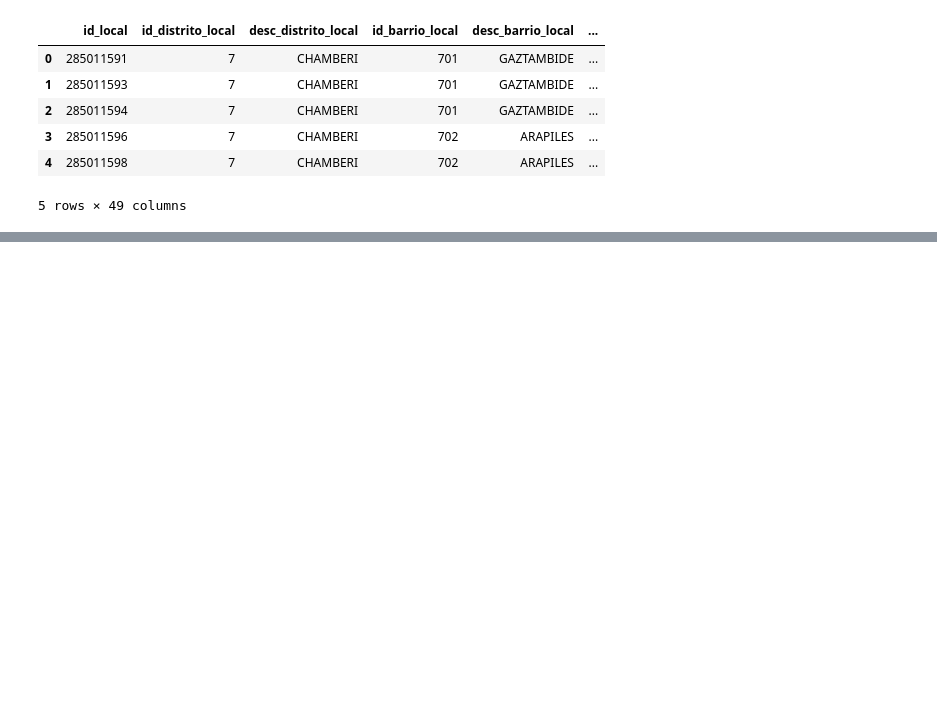
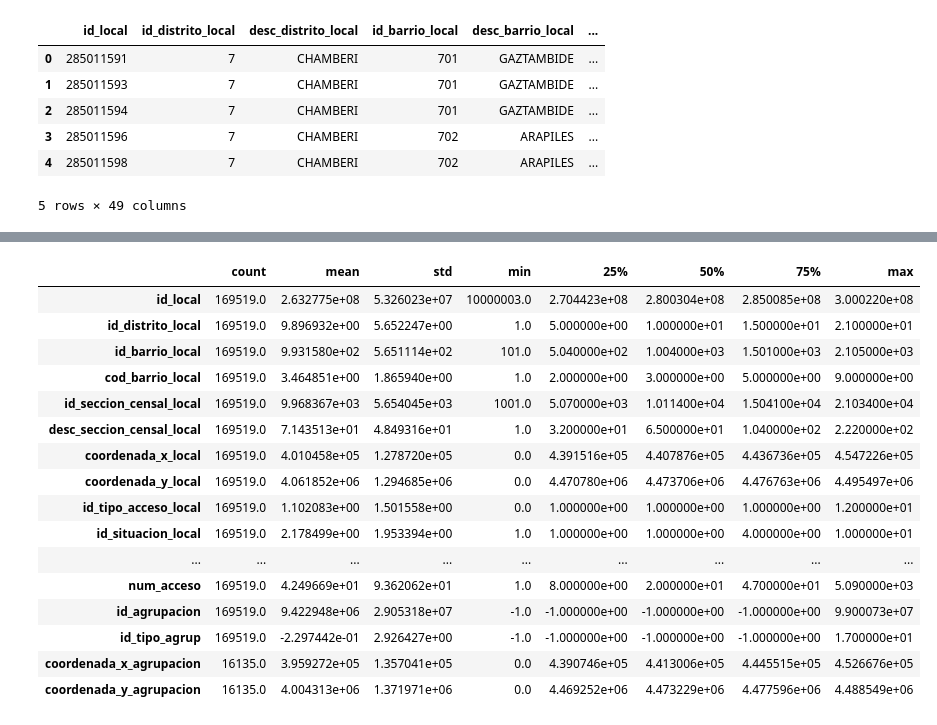
Before and after one commit to ClaraGallardo/ETL_project, a Jupyter notebook: notebook/censo2.ipynb, the cells around one changed output, grey strips where cells are left out. Cells and saved outputs as stored; diff of their text form; code cells hidden in the pictures; blank space fills up the shorter version.

```diff
--- a/notebook/censo2.ipynb
+++ b/notebook/censo2.ipynb
@@ -26,0 +52,20 @@ data.head()
+# %%
+data.describe().T
+# %% [output]
+|  | count | mean | std | min | 25% | 50% | 75% | max |
+| id_local | 169519.0 | 2.632775e+08 | 5.326023e+07 | 10000003.0 | 2.704423e+08 | 2.800304e+08 | 2.850085e+08 | 3.000220e+08 |
+| id_distrito_local | 169519.0 | 9.896932e+00 | 5.652247e+00 | 1.0 | 5.000000e+00 | 1.000000e+01 | 1.500000e+01 | 2.100000e+01 |
+| id_barrio_local | 169519.0 | 9.931580e+02 | 5.651114e+02 | 101.0 | 5.040000e+02 | 1.004000e+03 | 1.501000e+03 | 2.105000e+03 |
+| cod_barrio_local | 169519.0 | 3.464851e+00 | 1.865940e+00 | 1.0 | 2.000000e+00 | 3.000000e+00 | 5.000000e+00 | 9.000000e+00 |
+| id_seccion_censal_local | 169519.0 | 9.968367e+03 | 5.654045e+03 | 1001.0 | 5.070000e+03 | 1.011400e+04 | 1.504100e+04 | 2.103400e+04 |
+| desc_seccion_censal_local | 169519.0 | 7.143513e+01 | 4.849316e+01 | 1.0 | 3.200000e+01 | 6.500000e+01 | 1.040000e+02 | 2.220000e+02 |
+| coordenada_x_local | 169519.0 | 4.010458e+05 | 1.278720e+05 | 0.0 | 4.391516e+05 | 4.407876e+05 | 4.436736e+05 | 4.547226e+05 |
+| coordenada_y_local | 169519.0 | 4.061852e+06 | 1.294685e+06 | 0.0 | 4.470780e+06 | 4.473706e+06 | 4.476763e+06 | 4.495497e+06 |
+| id_tipo_acceso_local | 169519.0 | 1.102083e+00 | 1.501558e+00 | 0.0 | 1.000000e+00 | 1.000000e+00 | 1.000000e+00 | 1.200000e+01 |
+| id_situacion_local | 169519.0 | 2.178499e+00 | 1.953394e+00 | 1.0 | 1.000000e+00 | 1.000000e+00 | 4.000000e+00 | 1.000000e+01 |
+| ... | ... | ... | ... | ... | ... | ... | ... | ... |
+| num_acceso | 169519.0 | 4.249669e+01 | 9.362062e+01 | 1.0 | 8.000000e+00 | 2.000000e+01 | 4.700000e+01 | 5.090000e+03 |
+| id_agrupacion | 169519.0 | 9.422948e+06 | 2.905318e+07 | -1.0 | -1.000000e+00 | -1.000000e+00 | -1.000000e+00 | 9.900073e+07 |
+| id_tipo_agrup | 169519.0 | -2.297442e-01 | 2.926427e+00 | -1.0 | -1.000000e+00 | -1.000000e+00 | -1.000000e+00 | 1.700000e+01 |
+| coordenada_x_agrupacion | 16135.0 | 3.959272e+05 | 1.357041e+05 | 0.0 | 4.390746e+05 | 4.413006e+05 | 4.445515e+05 | 4.526676e+05 |
+| coordenada_y_agrupacion | 16135.0 | 4.004313e+06 | 1.371971e+06 | 0.0 | 4.469252e+06 | 4.473229e+06 | 4.477596e+06 | 4.488549e+06 |
```
Also changed, not shown: parts of 31 cells of this notebook, 16 other files.
